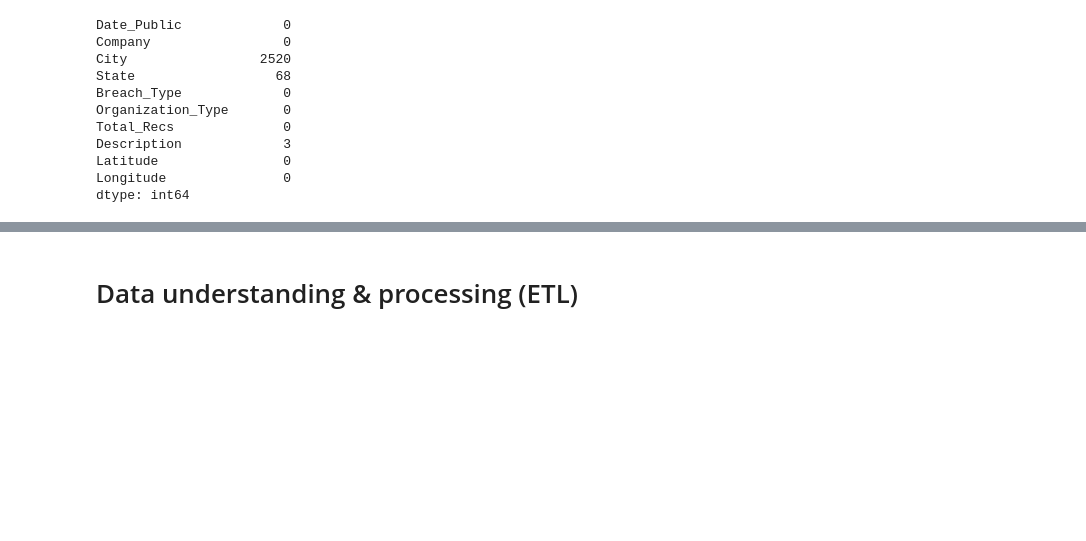
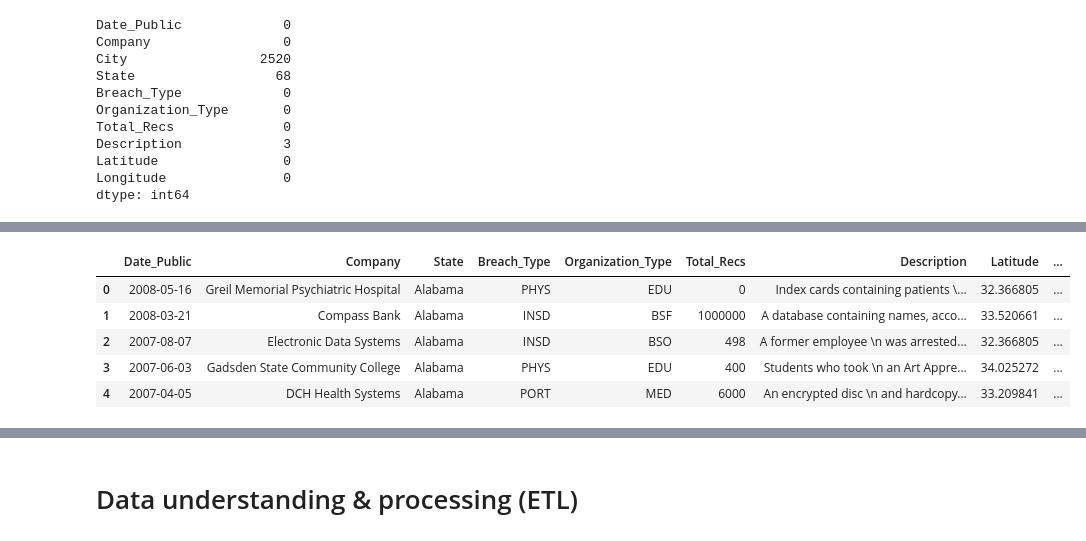
Before and after one commit to dmrod01/Capstone, a Jupyter notebook: Data_Breaches_Cleaning_Transformation.ipynb, the cells around one changed output, grey strips where cells are left out. Saved outputs shown, nothing was run; the diff lists cells and outputs as text; code cells hidden in the pictures; blank space fills up the shorter version.

```diff
--- a/Data_Breaches_Cleaning_Transformation.ipynb
+++ b/Data_Breaches_Cleaning_Transformation.ipynb
@@ -204,7 +227,3 @@ df.head()
 *First, need to resolve missing Year of Breach (since date made public all there, can convert to date and use that year).  Convert the date from an object to a date timestamp.*
 # %%
 df['Date_Public'] =  pd.to_datetime(df['Date_Public'])
-# %%
-#Drop column Breach_Year which has missing values. No longer needed since Date_Public has no missing values.
-df = df.drop(['Breach_Year'], axis=1)
-df.head()
@@ -218,6 +230,6 @@ df.head()
 # %%
 # replace null value with zero
-df = df.fillna({'Total_Recs': 0})
+df = df.fillna({'Total_Recs': '0'})
 df.isnull().sum()
 # %% [output]
 Date_Public             0
@@ -236,6 +248,7 @@ dtype: int64
 df["Total_Recs"] = df["Total_Recs"].str.replace(",","").astype(float)
-# %%
-df["Total_Recs"] = df["Total_Recs"].astype(int)
+# %%
+#Convert Total_Recs to integer
+df['Total_Recs'] = df['Total_Recs'].astype(np.int64)
 # %%
 df.head()
 # %% [output]
@@ -245,4 +258,15 @@ df.head()
 | 2 | 2007-08-07 | Electronic Data Systems | Montgomery | Alabama | INSD | BSO | 498 | A former employee \n was arrested... | ... |
 | 3 | 2007-06-03 | Gadsden State Community College | College Gadsden | Alabama | PHYS | EDU | 400 | Students who took \n an Art Appre... | ... |
 | 4 | 2007-04-05 | DCH Health Systems | Tuscaloosa | Alabama | PORT | MED | 6000 | An encrypted disc \n and hardcopy... | ... |
+# %%
+#Drop column City which has missing values. Not needed as we are matching GDP by State and the majority of the cities are missing
+df = df.drop(['City'], axis=1)
+df.head()
+# %% [output]
+|  | Date_Public | Company | State | Breach_Type | Organization_Type | Total_Recs | Description | Latitude | ... |
+| 0 | 2008-05-16 | Greil Memorial Psychiatric Hospital | Alabama | PHYS | EDU | 0 | Index cards containing patients \... | 32.366805 | ... |
+| 1 | 2008-03-21 | Compass Bank | Alabama | INSD | BSF | 1000000 | A database containing names, acco... | 33.520661 | ... |
+| 2 | 2007-08-07 | Electronic Data Systems | Alabama | INSD | BSO | 498 | A former employee \n was arrested... | 32.366805 | ... |
+| 3 | 2007-06-03 | Gadsden State Community College | Alabama | PHYS | EDU | 400 | Students who took \n an Art Appre... | 34.025272 | ... |
+| 4 | 2007-04-05 | DCH Health Systems | Alabama | PORT | MED | 6000 | An encrypted disc \n and hardcopy... | 33.209841 | ... |
 # %%
```
Also changed, not shown: parts of 24 cells of this notebook.
